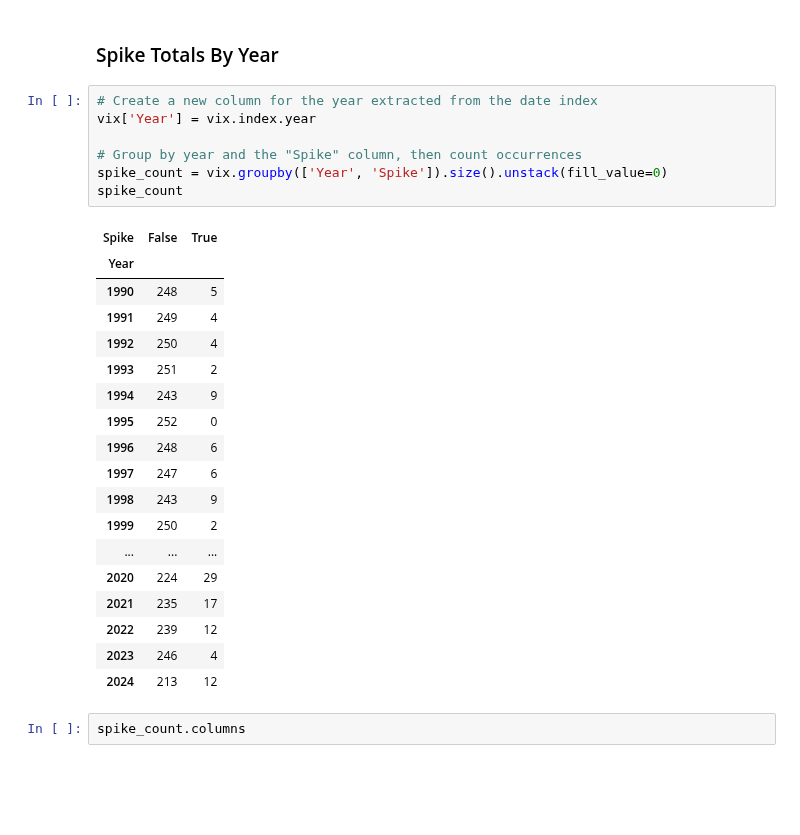
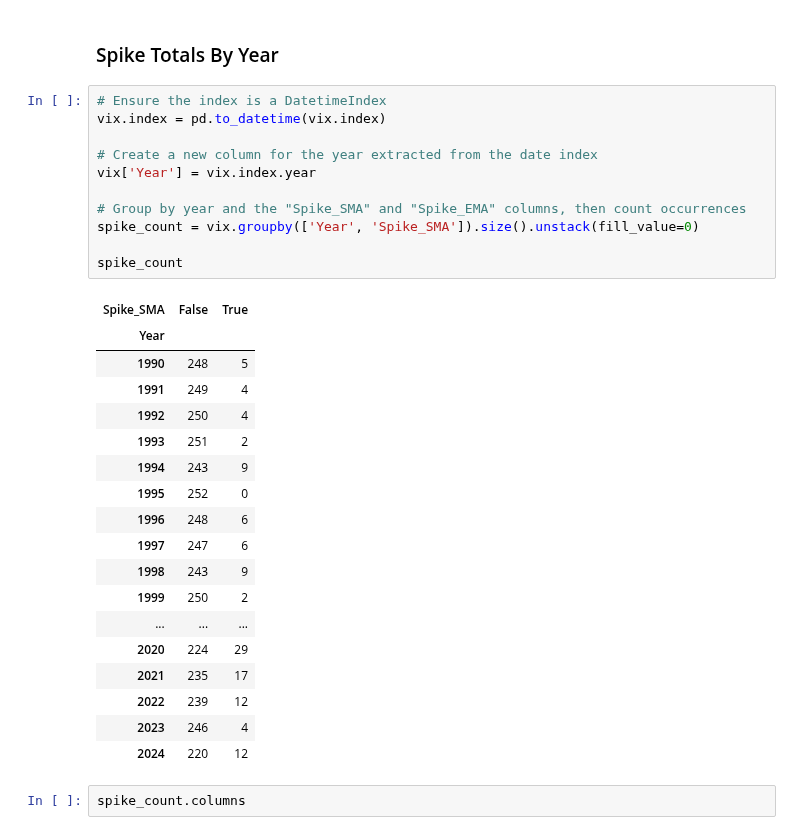
Before and after one commit to jaredszajkowski/jaredszajkowski.github.io, a Jupyter notebook: content/post/investigating-a-vix-trading-signal/Investigating_Vix_Levels_And_Returns.ipynb, the cells around one changed output. Saved outputs shown, nothing was run; the diff lists cells and outputs as text; blank space fills up the shorter version.

```diff
--- a/content/post/investigating-a-vix-trading-signal/Investigating_Vix_Levels_And_Returns.ipynb
+++ b/content/post/investigating-a-vix-trading-signal/Investigating_Vix_Levels_And_Returns.ipynb
@@ -371,14 +410,18 @@ vix.head(60)
 # %% [markdown]
 ### Spike Totals By Year
 # %%
+# Ensure the index is a DatetimeIndex
+vix.index = pd.to_datetime(vix.index)
+
 # Create a new column for the year extracted from the date index
 vix['Year'] = vix.index.year
 
-# Group by year and the "Spike" column, then count occurrences
-spike_count = vix.groupby(['Year', 'Spike']).size().unstack(fill_value=0)
+# Group by year and the "Spike_SMA" and "Spike_EMA" columns, then count occurrences
+spike_count = vix.groupby(['Year', 'Spike_SMA']).size().unstack(fill_value=0)
+
 spike_count
 # %% [output]
-| Spike | False | True |
+| Spike_SMA | False | True |
 | Year |  |  |
 | 1990 | 248 | 5 |
 | 1991 | 249 | 4 |
@@ -395,7 +438,7 @@ spike_count
 | 2021 | 235 | 17 |
 | 2022 | 239 | 12 |
 | 2023 | 246 | 4 |
-| 2024 | 213 | 12 |
+| 2024 | 220 | 12 |
 # %%
 spike_count.columns
 # %% [output]
```
Also changed, not shown: parts of 11 cells of this notebook, 4 other files.
